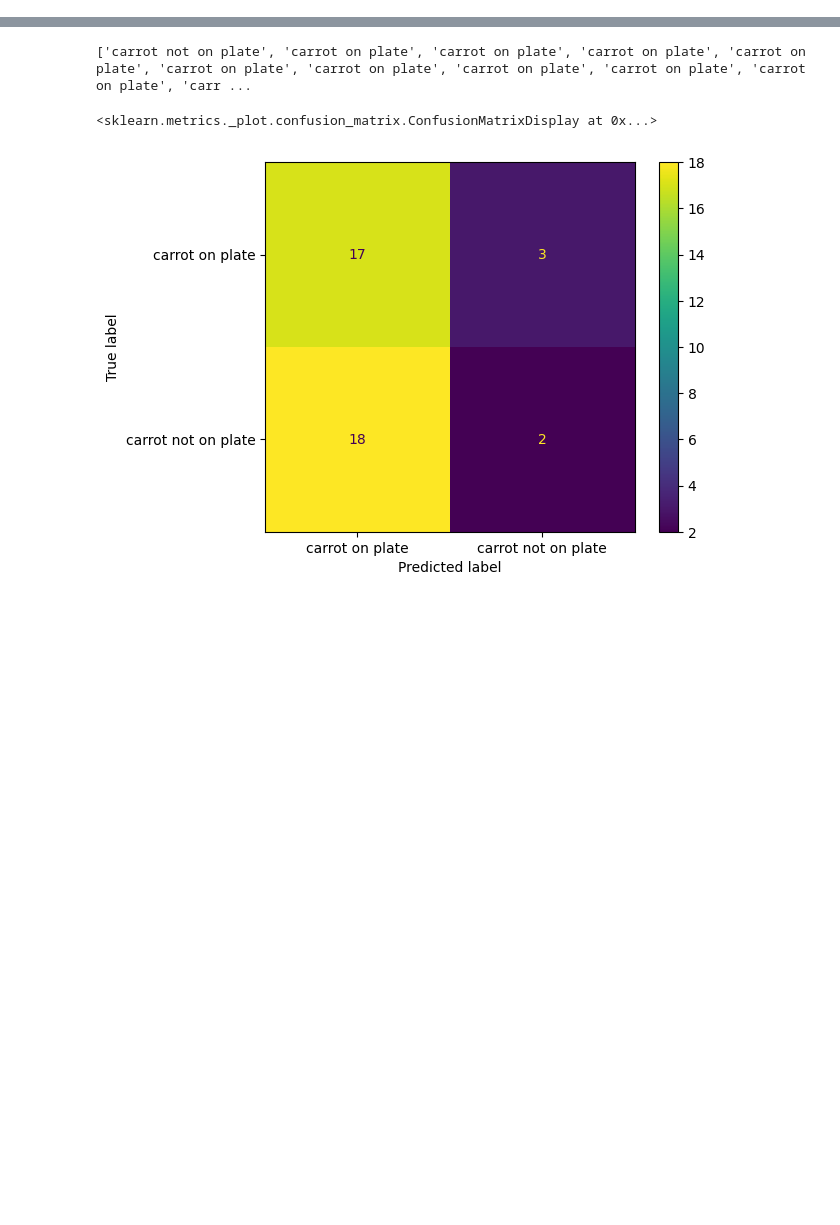
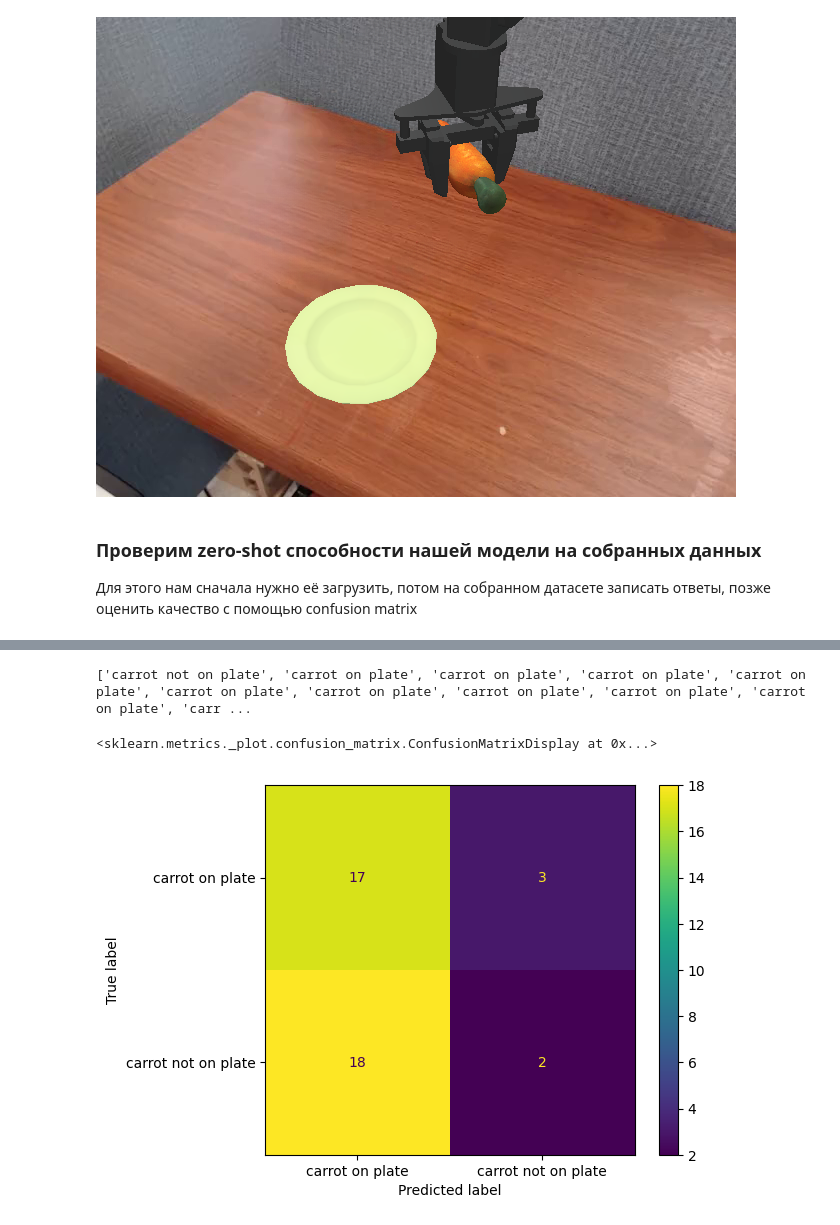
Before and after one commit to MrAnton07/VLA_MIPT, a Jupyter notebook: SmolVLA.ipynb, the cells around one changed output, grey strips where cells are left out. Cells and saved outputs as stored; diff of their text form; code cells hidden in the pictures; blank space fills up the shorter version.

```diff
--- a/SmolVLA.ipynb
+++ b/SmolVLA.ipynb
@@ -21,0 +96,6 @@ import gc
+# %%
+n = 25
+
+print(carrot_on_plate_file_one_episode["success_proc_0_numid_70_epsid_70.npz"][f"{n}_frame"]["data"])
+carrot_on_plate_file_one_episode["success_proc_0_numid_70_epsid_70.npz"][f"{n}_frame"]["image"]
+# %% [output]
@@ -22,3 +103,7 @@ import gc
+[figure, added]
+# %% [markdown]
+### Проверим zero-shot способности нашей модели на собранных данных
+Для этого нам сначала нужно её загрузить, потом на собранном датасете записать ответы, позже оценить качество с помощью confusion matrix
 # %%
 torch.cuda.empty_cache()
 
```
Also changed, not shown: parts of 56 cells of this notebook, 1 other file.
